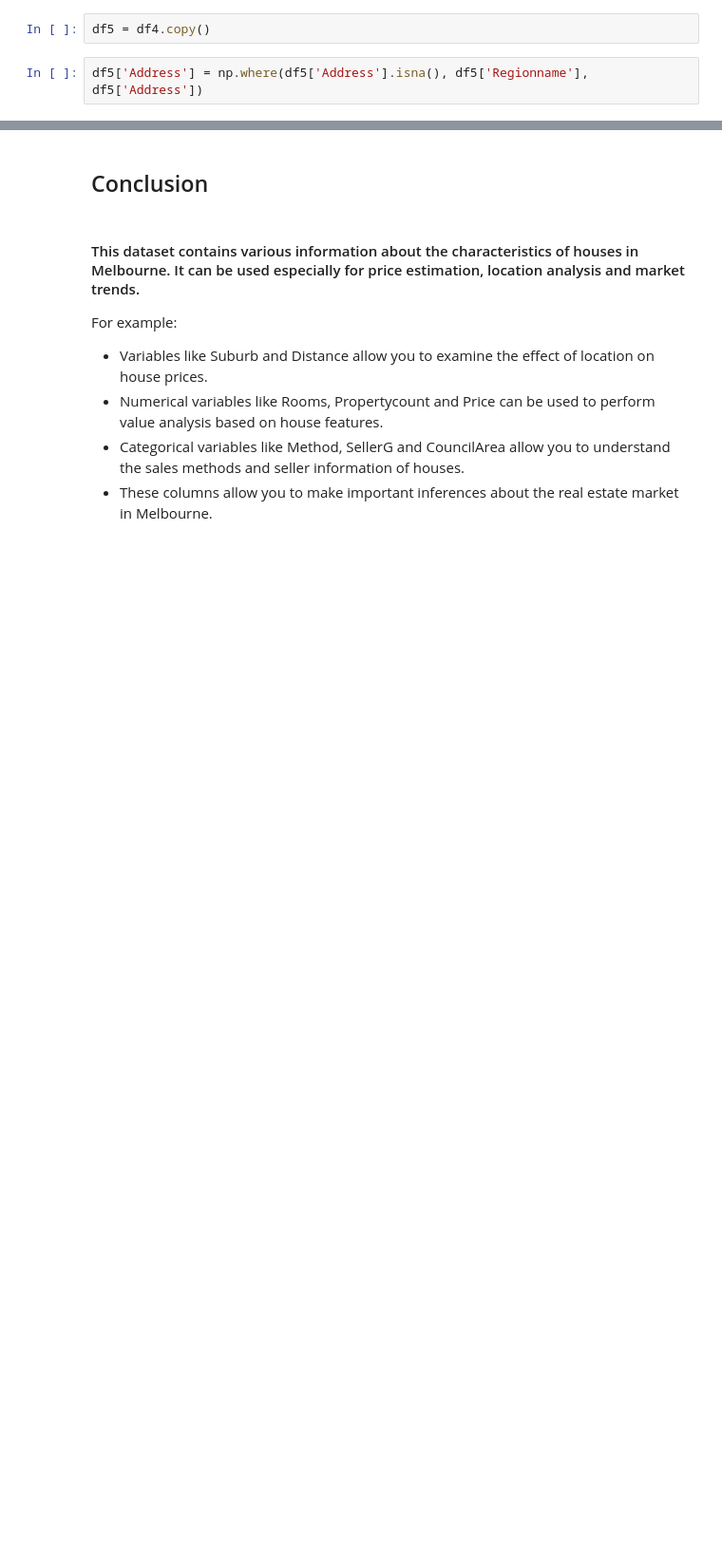
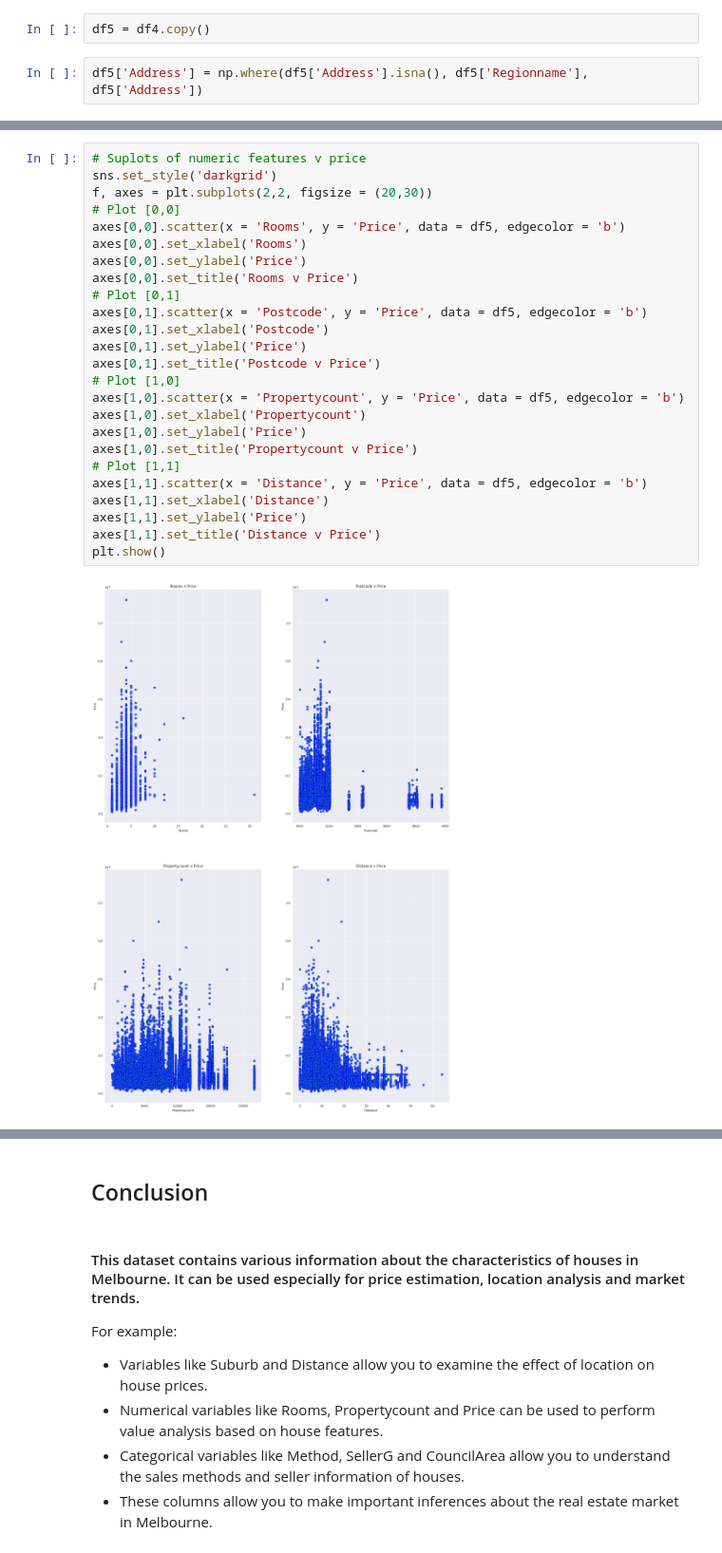
Before and after one commit to izzet-ozdemir/Melbourne_Hosing_Market_EDA, a Jupyter notebook: Melbourne_Housing_Market_Data_Analysis.ipynb, the cells around one changed output, grey strips where cells are left out. Shown at 95% size. Cells and saved outputs as stored; diff of their text form; blank space fills up the shorter version.

```diff
--- a/Melbourne_Housing_Market_Data_Analysis.ipynb
+++ b/Melbourne_Housing_Market_Data_Analysis.ipynb
@@ -252,0 +435,27 @@ df5.isna().sum()
+# %%
+# Suplots of numeric features v price
+sns.set_style('darkgrid')
+f, axes = plt.subplots(2,2, figsize = (20,30))
+# Plot [0,0]
+axes[0,0].scatter(x = 'Rooms', y = 'Price', data = df5, edgecolor = 'b')
+axes[0,0].set_xlabel('Rooms')
+axes[0,0].set_ylabel('Price')
+axes[0,0].set_title('Rooms v Price')
+# Plot [0,1]
+axes[0,1].scatter(x = 'Postcode', y = 'Price', data = df5, edgecolor = 'b')
+axes[0,1].set_xlabel('Postcode')
+axes[0,1].set_ylabel('Price')
+axes[0,1].set_title('Postcode v Price')
+# Plot [1,0]
+axes[1,0].scatter(x = 'Propertycount', y = 'Price', data = df5, edgecolor = 'b')
+axes[1,0].set_xlabel('Propertycount')
+axes[1,0].set_ylabel('Price')
+axes[1,0].set_title('Propertycount v Price')
+# Plot [1,1]
+axes[1,1].scatter(x = 'Distance', y = 'Price', data = df5, edgecolor = 'b')
+axes[1,1].set_xlabel('Distance')
+axes[1,1].set_ylabel('Price')
+axes[1,1].set_title('Distance v Price')
+plt.show()
+# %% [output]
+[figure, added]
```
Also changed, not shown: parts of 49 cells of this notebook.
